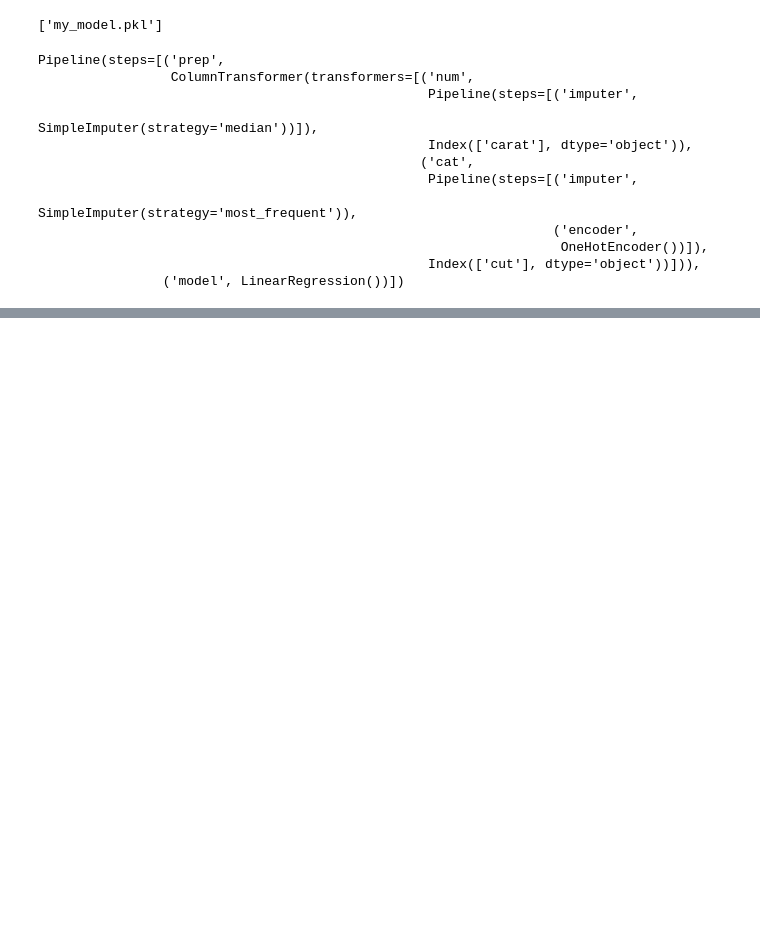
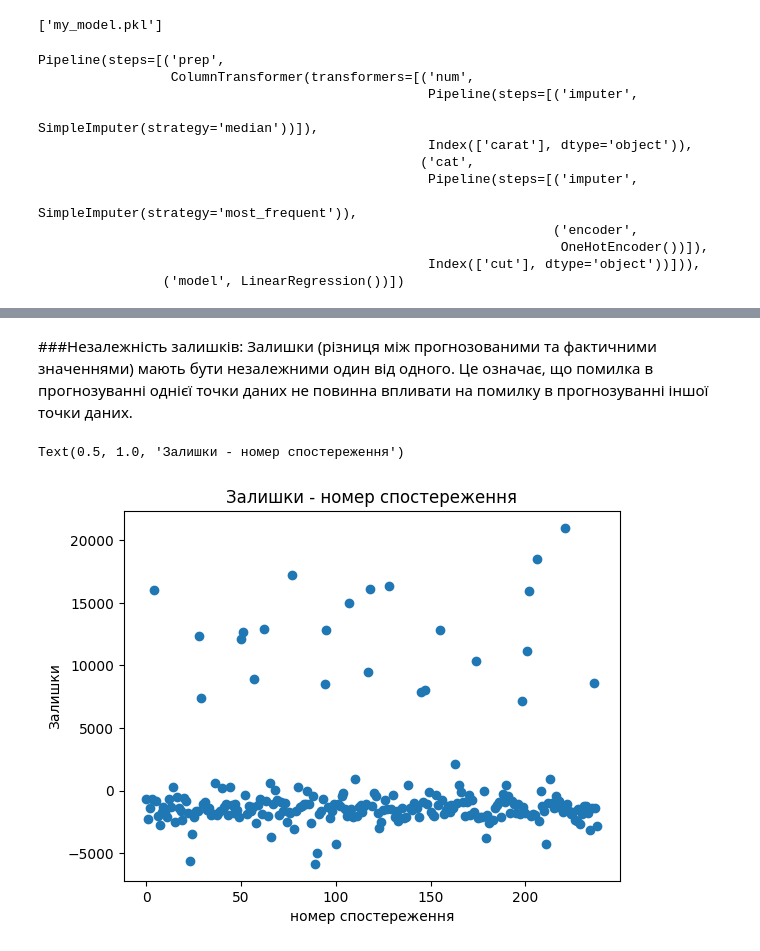
Before and after one commit to HalyshAnton/Python-AI, a Jupyter notebook: linear_regression.ipynb, the cells around one changed output, grey strips where cells are left out. Saved outputs shown, nothing was run; the diff lists cells and outputs as text; code cells hidden in the pictures; blank space fills up the shorter version.

```diff
--- a/linear_regression.ipynb
+++ b/linear_regression.ipynb
@@ -675,0 +719,13 @@ Pipeline(steps=[('prep',
+# %% [markdown]
+###Незалежність залишків:
+Залишки (різниця між прогнозованими та фактичними значеннями) мають бути незалежними один від одного. Це означає, що помилка в прогнозуванні однієї точки даних не повинна впливати на помилку в прогнозуванні іншої точки даних.
+# %%
+res = y_test - y_pred
+
+plt.scatter(range(len(res)), res)
+plt.xlabel("номер спостереження")
+plt.ylabel("Залишки")
+plt.title("Залишки - номер спостереження")
+# %% [output]
+Text(0.5, 1.0, 'Залишки - номер спостереження')
+[figure, added]
```
Also changed, not shown: parts of 10 cells of this notebook.
